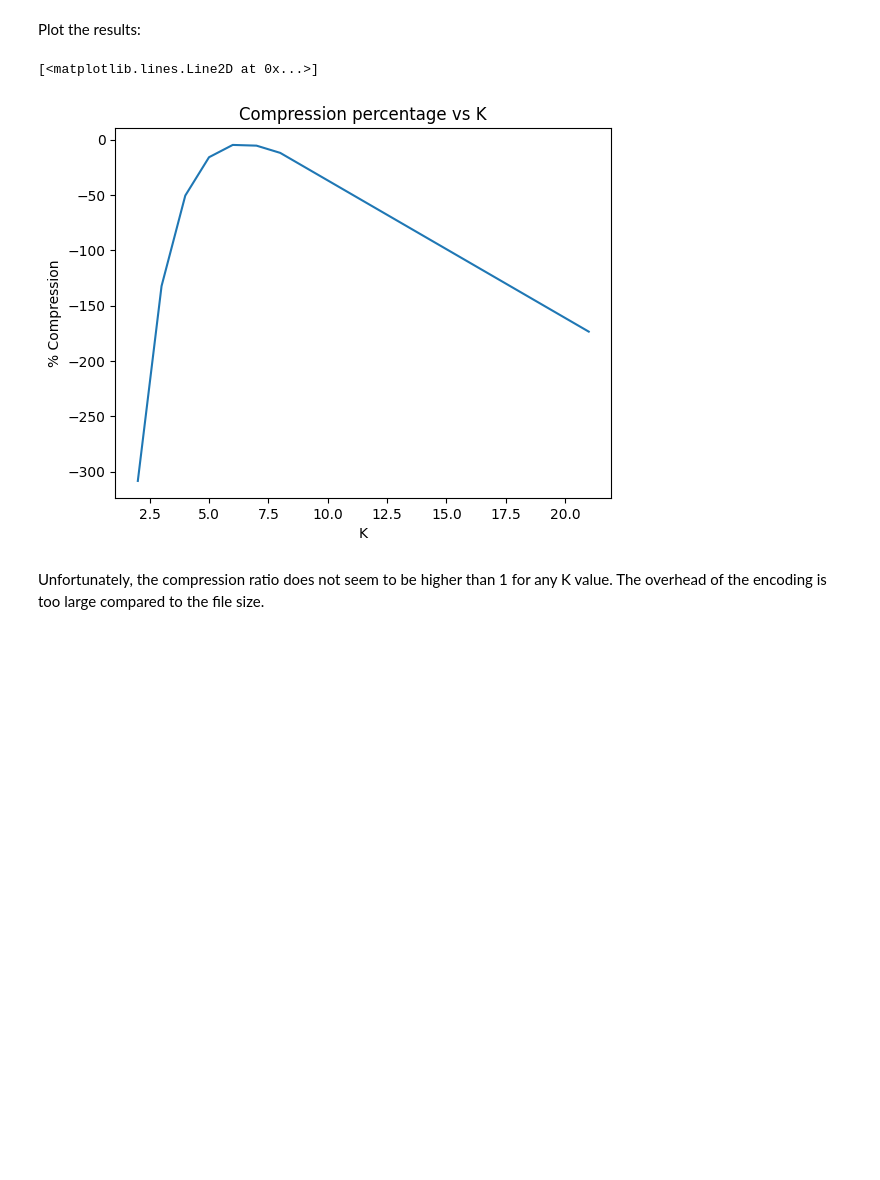
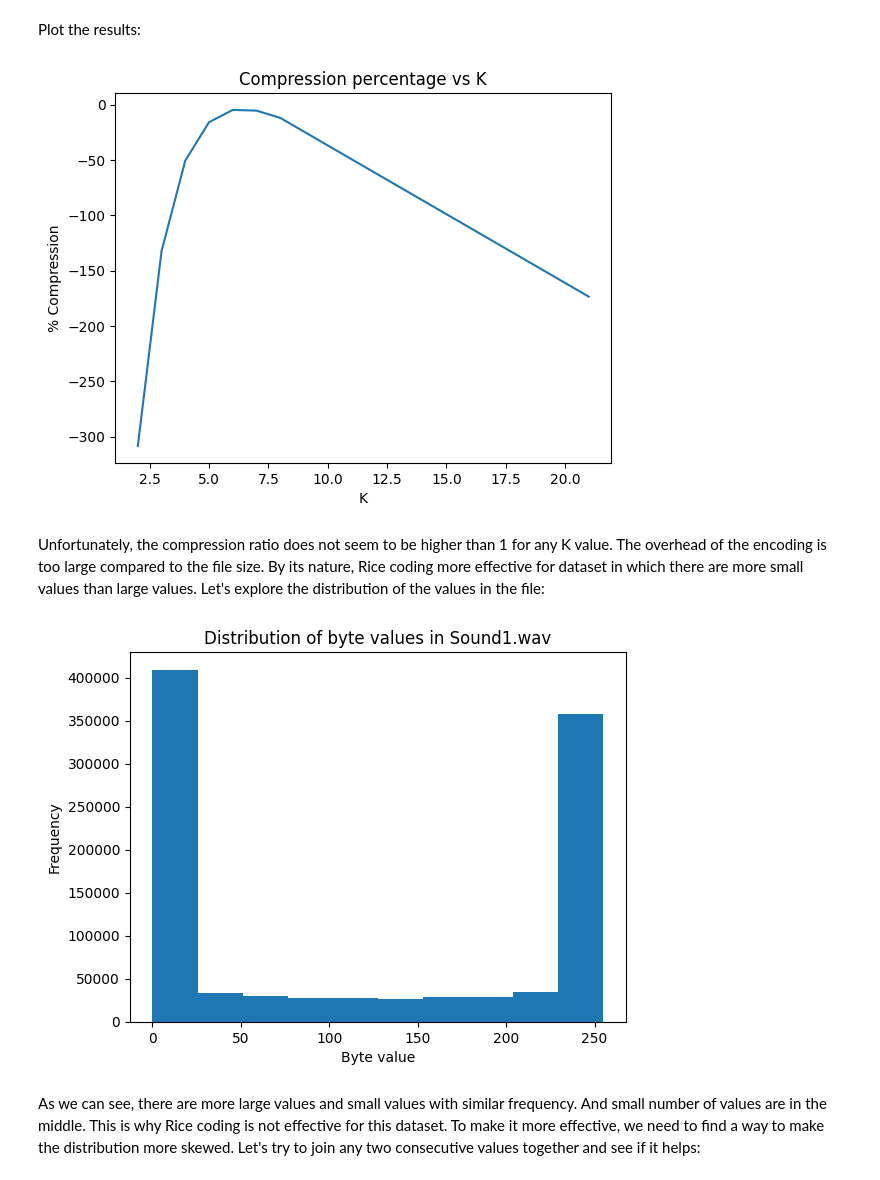
Before and after one commit to plashchynski/cm3065_uol_isp_final, a Jupyter notebook: Exercise 2/Exercise 2.ipynb, the cells around one changed output. Cells and saved outputs as stored; diff of their text form; code cells hidden in the pictures; blank space fills up the shorter version.

```diff
--- a/Exercise 2/Exercise 2.ipynb
+++ b/Exercise 2/Exercise 2.ipynb
@@ -81,6 +83,13 @@ def bytes_to_bits(byte_data:bytearray) -> str:
     Convert a bytes object to a string of bits.
     """
     return ''.join(format(byte, '08b') for byte in byte_data)
+# %%
+def is_files_equal(file_1:str, file_2:str) -> bool:
+    """
+    Check if two files are equal.
+    """
+    with open(file_1, 'rb') as f1, open(file_2, 'rb') as f2:
+        return f1.read() == f2.read()
 # %% [markdown]
 Test helper functions:
 # %%
@@ -114,7 +126,7 @@ def encode_file(input_file, output_file, k):
     # Add padding to the right of the bit string
     # to make it divisible by 8 and convetable to a bytes object
     padding = (8 - len(bit_string) % 8) % 8
-    bit_string = bit_string.ljust(len(bit_string) + padding, '0')
+    bit_string = bit_string.ljust(len(bit_string) + padding, '1')
 
     encoded_data = bits_to_bytes(bit_string)
 
@@ -176,6 +188,9 @@ for file in FILES:
     decoded_output_file_name = sample_name + '_Enc_Dec.wav'
     decoded_file(output_file_name, decoded_output_file_name, 4)
 
+    # Check if the decoded file is the same as the original file
+    assert is_files_equal(file, decoded_output_file_name)
+
     # Encode the file with k = 2
     encode_file(file, output_file_name, 2)
     encoded_2_size = os.path.getsize(output_file_name)
@@ -184,6 +199,9 @@ for file in FILES:
     decoded_output_file_name = sample_name + '_Enc_Dec.wav'
     decoded_file(output_file_name, decoded_output_file_name, 2)
 
+    # Check if the decoded file is the same as the original file
+    assert is_files_equal(file, decoded_output_file_name)
+
     # Calculate compression percentage for k = 4 and k = 2
     compression_percentage_4 = (1 - encoded_4_size / original_size) * 100
     compression_percentage_2 = (1 - encoded_2_size / original_size) * 100
@@ -229,8 +247,21 @@ plt.title('Compression percentage vs K')
 plt.xlabel('K')
 plt.ylabel('% Compression')
 plt.plot(results[:, 0], results[:, 1])
+plt.show()
 # %% [output]
-[<matplotlib.lines.Line2D at 0x...>]
 [figure]
 # %% [markdown]
-Unfortunately, the compression ratio does not seem to be higher than 1 for any K value. The overhead of the encoding is too large compared to the file size.
+Unfortunately, the compression ratio does not seem to be higher than 1 for any K value. The overhead of the encoding is too large compared to the file size. By its nature, Rice coding more effective for dataset in which there are more small values than large values. Let's explore the distribution of the values in the file:
+# %%
+with open("Sound1.wav", 'rb') as file:
+    file_data = file.read()
+# %%
+plt.title('Distribution of byte values in Sound1.wav')
+plt.hist(list(file_data))
+plt.ylabel('Frequency')
+plt.xlabel('Byte value')
+plt.show()
+# %% [output]
+[figure, added]
+# %% [markdown]
+As we can see, there are more large values and small values with similar frequency. And small number of values are in the middle. This is why Rice coding is not effective for this dataset. To make it more effective, we need to find a way to make the distribution more skewed. Let's try to join any two consecutive values together and see if it helps:
```
Also changed, not shown: parts of 7 cells of this notebook.
